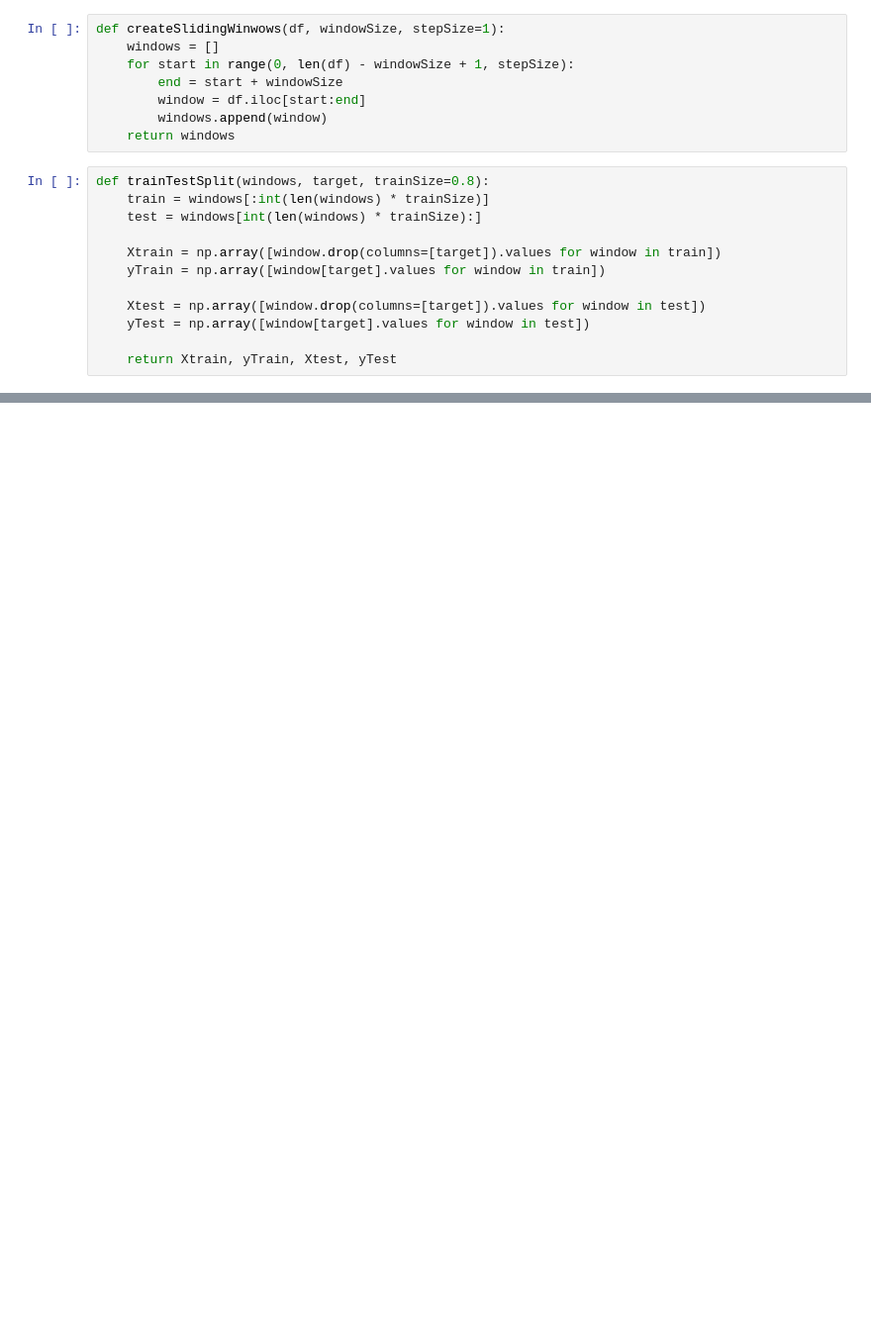
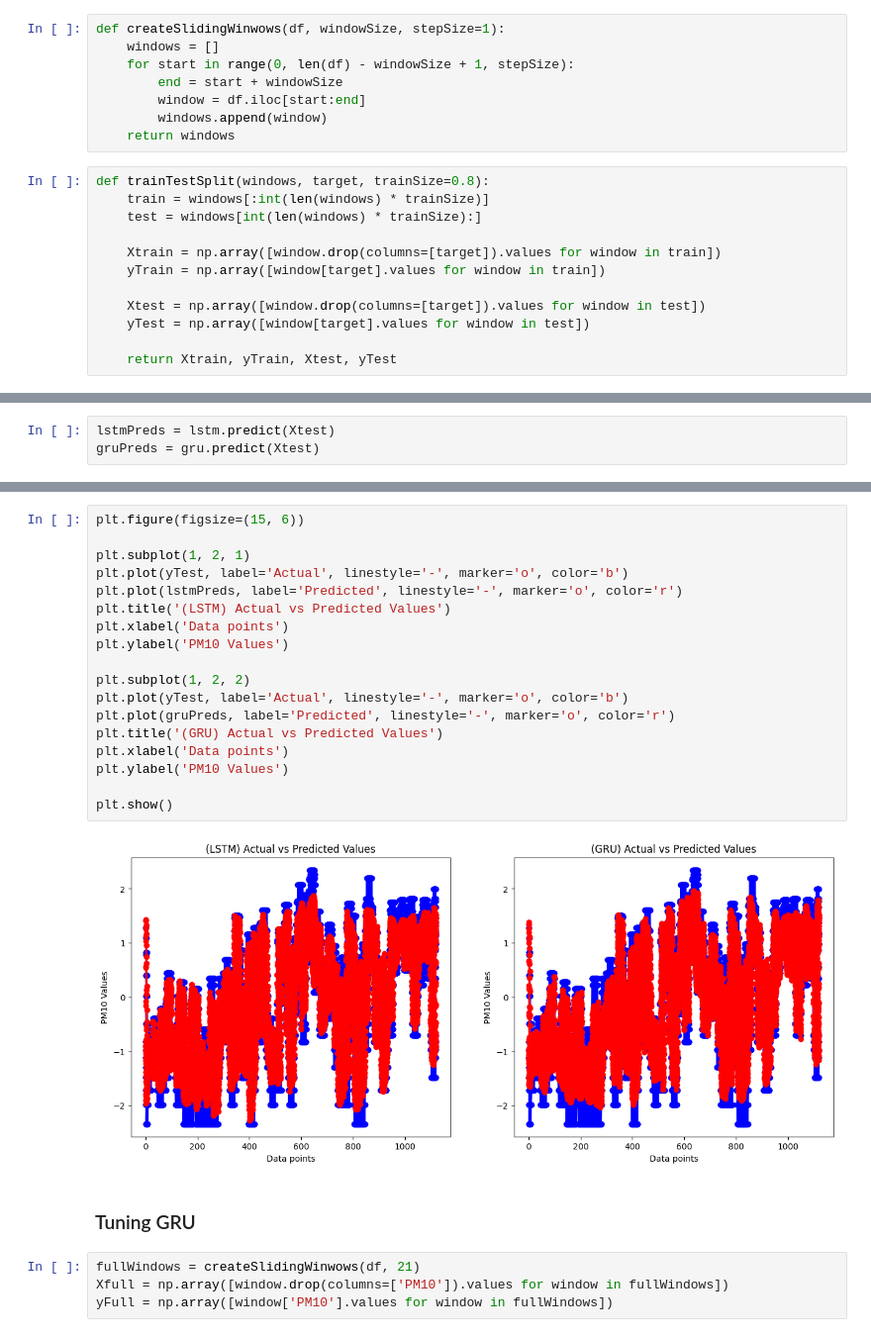
Before and after one commit to sustertine/rirsu-rnn, a Jupyter notebook: main.ipynb, the cells around one changed output, grey strips where cells are left out. Shown: that part at 99% size. Cells and saved outputs as stored; diff of their text form; blank space fills up the shorter version.

```diff
--- a/main.ipynb
+++ b/main.ipynb
@@ -195,0 +204,3 @@ plt.show()
+# %%
+lstmPreds = lstm.predict(Xtest)
+gruPreds = gru.predict(Xtest)
@@ -195,0 +226,26 @@ plt.show()
+# %%
+plt.figure(figsize=(15, 6))
+
+plt.subplot(1, 2, 1)
+plt.plot(yTest, label='Actual', linestyle='-', marker='o', color='b')
+plt.plot(lstmPreds, label='Predicted', linestyle='-', marker='o', color='r')
+plt.title('(LSTM) Actual vs Predicted Values')
+plt.xlabel('Data points')
+plt.ylabel('PM10 Values')
+
+plt.subplot(1, 2, 2)
+plt.plot(yTest, label='Actual', linestyle='-', marker='o', color='b')
+plt.plot(gruPreds, label='Predicted', linestyle='-', marker='o', color='r')
+plt.title('(GRU) Actual vs Predicted Values')
+plt.xlabel('Data points')
+plt.ylabel('PM10 Values')
+
+plt.show()
+# %% [output]
+[figure, added]
+# %% [markdown]
+### Tuning GRU
+# %%
+fullWindows = createSlidingWinwows(df, 21)
+Xfull = np.array([window.drop(columns=['PM10']).values for window in fullWindows])
+yFull = np.array([window['PM10'].values for window in fullWindows])
```
Also changed, not shown: parts of 18 cells of this notebook, 50 other files.
